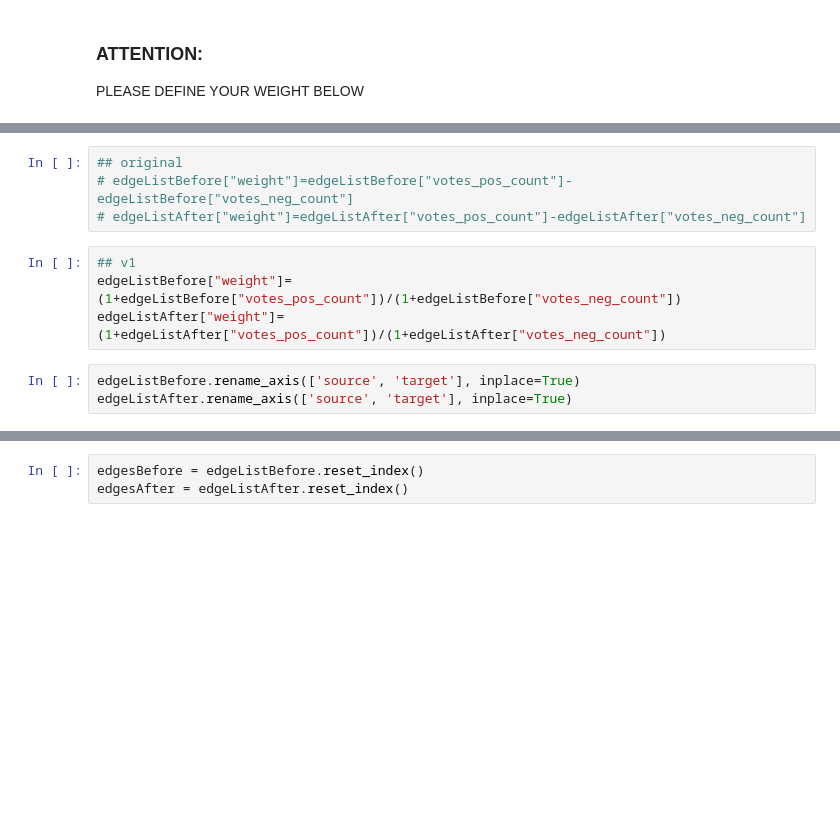
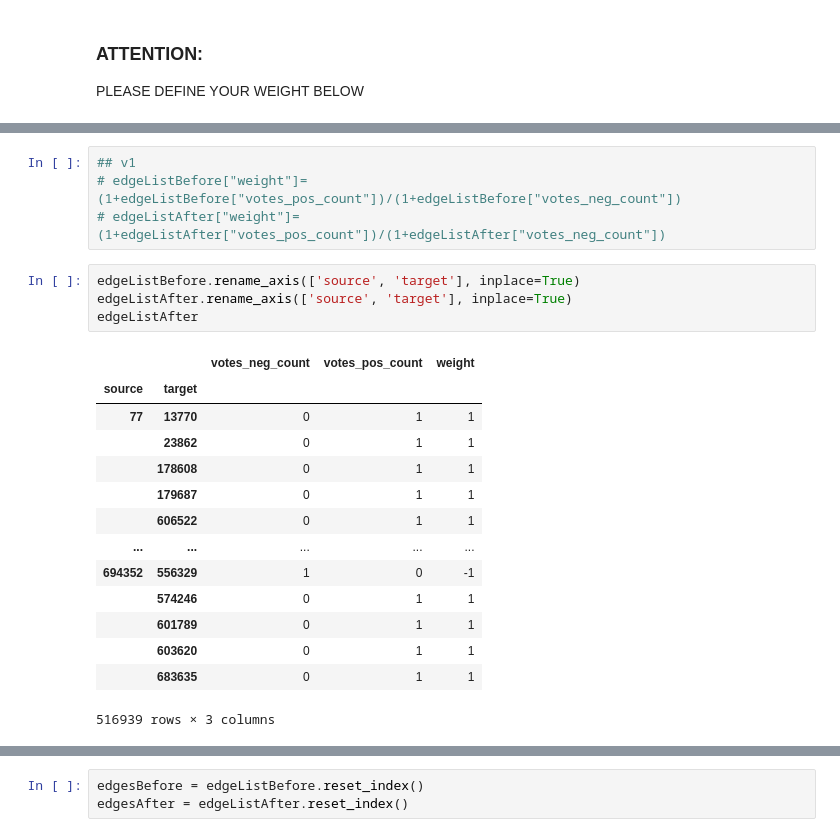
Before and after one commit to stefanhoedl/sna_proj, a Jupyter notebook: notebooks/sna_python_handson.ipynb, the cells around one changed output, grey strips where cells are left out. Cells and saved outputs as stored; diff of their text form; blank space fills up the shorter version.

```diff
--- a/notebooks/sna_python_handson.ipynb
+++ b/notebooks/sna_python_handson.ipynb
@@ -83,11 +138,23 @@ PLEASE DEFINE YOUR WEIGHT BELOW
 # %%
-## original
-# edgeListBefore["weight"]=edgeListBefore["votes_pos_count"]-edgeListBefore["votes_neg_count"]
-# edgeListAfter["weight"]=edgeListAfter["votes_pos_count"]-edgeListAfter["votes_neg_count"]
+## v1
+# edgeListBefore["weight"]= (1+edgeListBefore["votes_pos_count"])/(1+edgeListBefore["votes_neg_count"])
+# edgeListAfter["weight"]=(1+edgeListAfter["votes_pos_count"])/(1+edgeListAfter["votes_neg_count"])
-# %%
-## v1
-edgeListBefore["weight"]= (1+edgeListBefore["votes_pos_count"])/(1+edgeListBefore["votes_neg_count"])
-edgeListAfter["weight"]=(1+edgeListAfter["votes_pos_count"])/(1+edgeListAfter["votes_neg_count"])
 # %%
 edgeListBefore.rename_axis(['source', 'target'], inplace=True)
 edgeListAfter.rename_axis(['source', 'target'], inplace=True)
+edgeListAfter
+# %% [output]
+|  |  | votes_neg_count | votes_pos_count | weight |
+| source | target |  |  |  |
+| 77 | 13770 | 0 | 1 | 1 |
+|  | 23862 | 0 | 1 | 1 |
+|  | 178608 | 0 | 1 | 1 |
+|  | 179687 | 0 | 1 | 1 |
+|  | 606522 | 0 | 1 | 1 |
+| ... | ... | ... | ... | ... |
+| 694352 | 556329 | 1 | 0 | -1 |
+|  | 574246 | 0 | 1 | 1 |
+|  | 601789 | 0 | 1 | 1 |
+|  | 603620 | 0 | 1 | 1 |
+|  | 683635 | 0 | 1 | 1 |
+516939 rows × 3 columns
```
Also changed, not shown: parts of 17 cells of this notebook, 1 other file.
